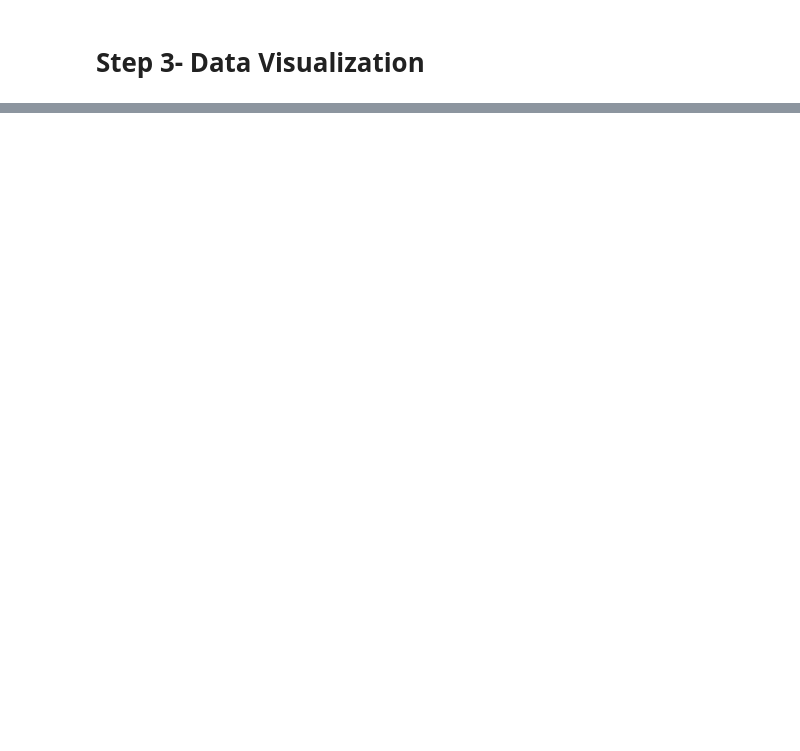
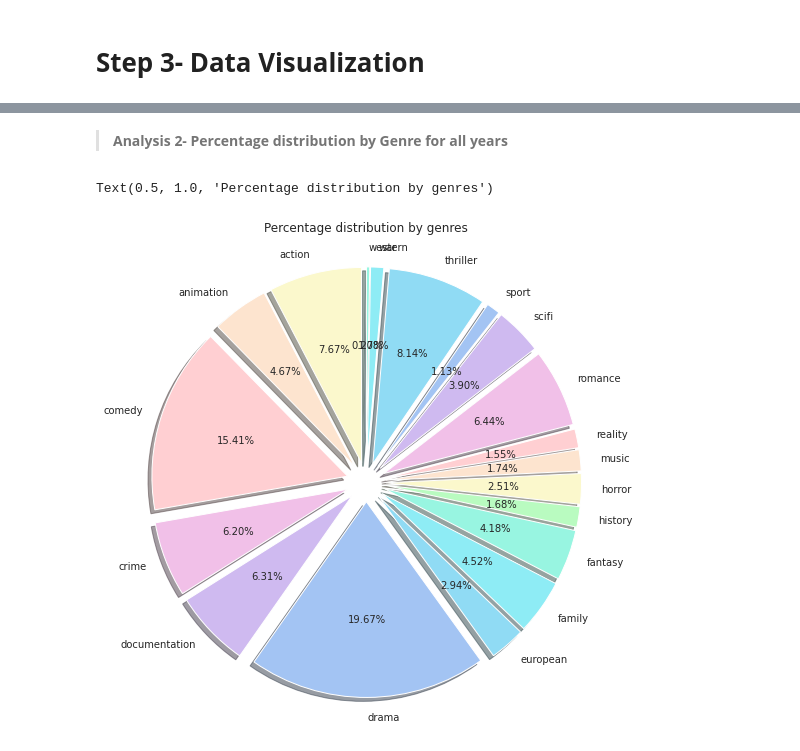
Before and after one commit to AyuDwi1996/data-analysis-using-python, a Jupyter notebook: netflix-tv-shows-and-movie.ipynb, the cells around one changed output, grey strips where cells are left out. Saved outputs shown, nothing was run; the diff lists cells and outputs as text; code cells hidden in the pictures; blank space fills up the shorter version.

```diff
--- a/netflix-tv-shows-and-movie.ipynb
+++ b/netflix-tv-shows-and-movie.ipynb
@@ -207,0 +201,31 @@ titles_groupby_year
+# %% [markdown]
+> **Analysis 2- Percentage distribution by Genre for all years**
+# %%
+from ast import literal_eval
+
+
+plt.figure(figsize=(15, 9))
+
+#send dark style
+sns.set_style("darkgrid")
+
+#explode the columns for genres
+list_of_genres = titles.copy()
+list_of_genres['genres'] = list_of_genres['genres'].apply(literal_eval) #convert to list type
+list_of_genres=list_of_genres.explode('genres')
+
+#group by genre
+groupby_genres=list_of_genres.groupby("genres").count().reset_index()
+
+y = []
+for i in groupby_genres:
+    y.append(groupby_genres['id'])
+mylabels = groupby_genres['genres']
+y = y[0]
+plt.pie(y, labels = mylabels, startangle = 90,colors = c,shadow=True,explode=[0.1,0.1,0.1,0.1,0.1,0.1,0.1,0.1,0.1,0.1,0.1,0.1,0.1,0.1,0.1,0.1,0.1,0.1,0.1],autopct='%1.2f%%')
+
+plt.title("Percentage distribution by genres")
+#plt.show()
+# %% [output]
+Text(0.5, 1.0, 'Percentage distribution by genres')
+[figure, added]
```
Also changed, not shown: parts of 8 cells of this notebook.
